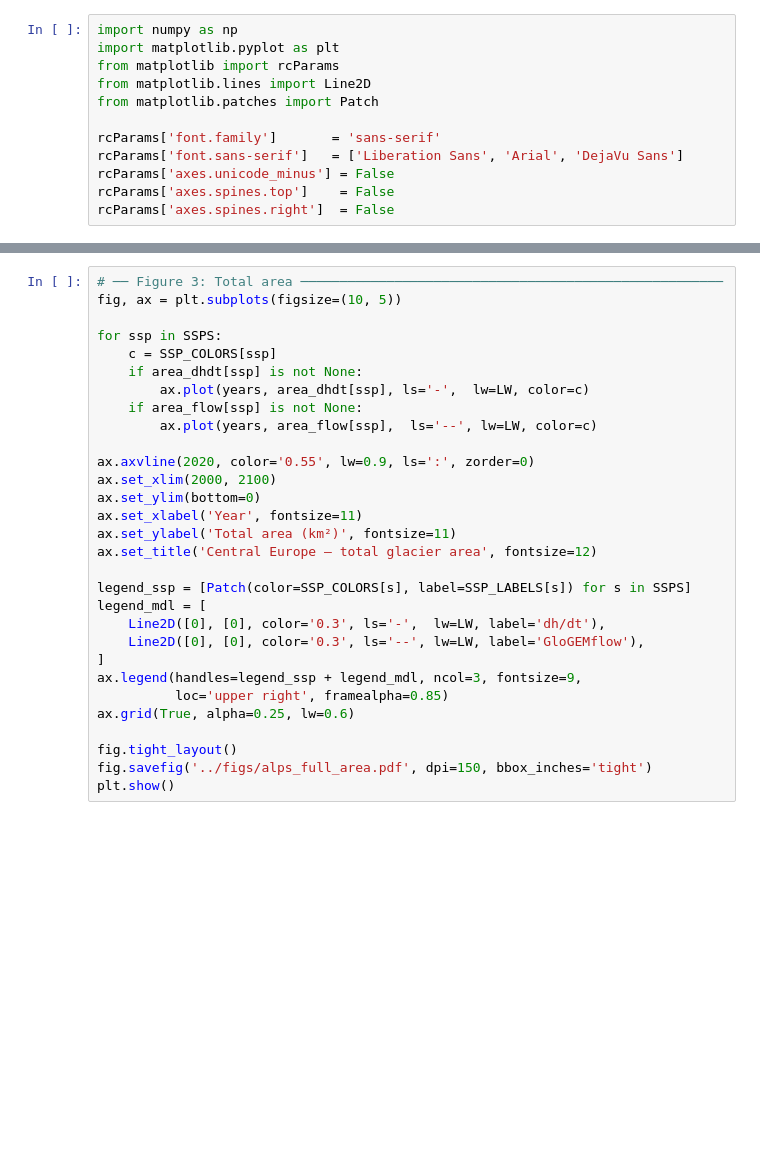
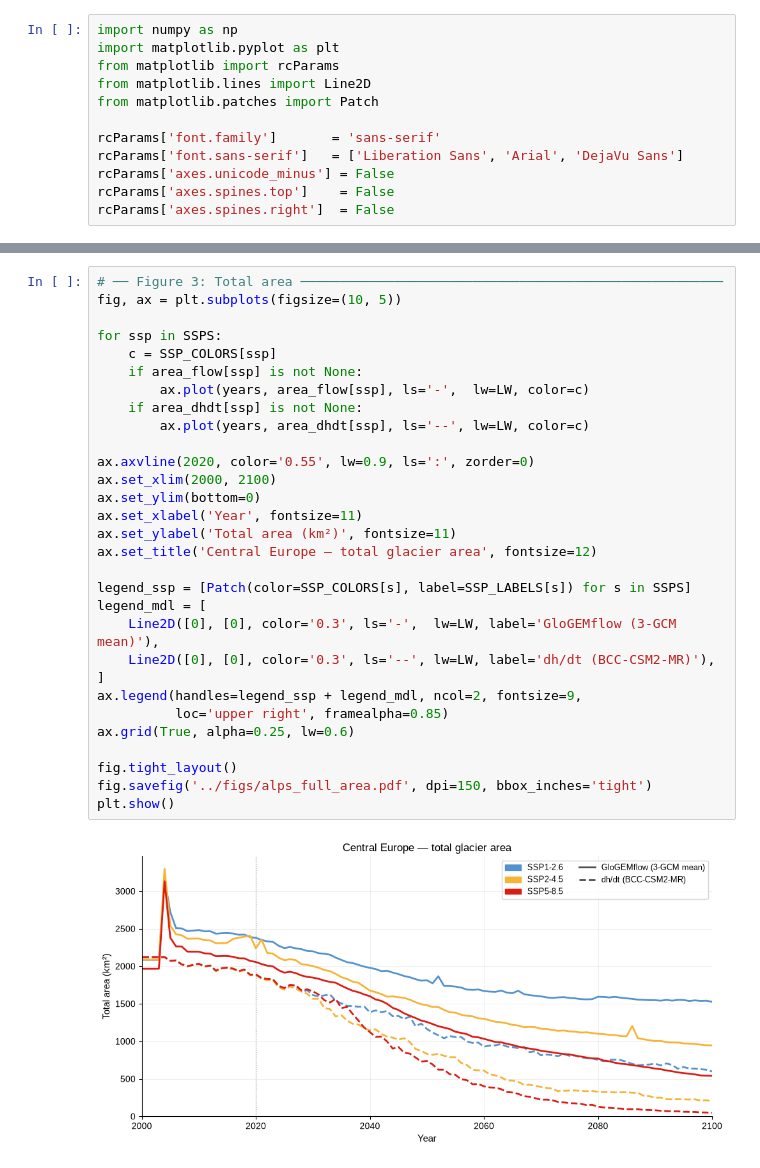
Before and after one commit to eth-vaw-glaciology/GloGEM, a Jupyter notebook: flow_analysis/comparison_alps_full.ipynb, the cells around one changed output, grey strips where cells are left out. Cells and saved outputs as stored; diff of their text form; blank space fills up the shorter version.

```diff
--- a/flow_analysis/comparison_alps_full.ipynb
+++ b/flow_analysis/comparison_alps_full.ipynb
@@ -183,33 +215,35 @@ plt.show()
 # %%
 # ── Figure 3: Total area ──────────────────────────────────────────────────────
 fig, ax = plt.subplots(figsize=(10, 5))
 
 for ssp in SSPS:
     c = SSP_COLORS[ssp]
+    if area_flow[ssp] is not None:
+        ax.plot(years, area_flow[ssp], ls='-',  lw=LW, color=c)
     if area_dhdt[ssp] is not None:
-        ax.plot(years, area_dhdt[ssp], ls='-',  lw=LW, color=c)
-    if area_flow[ssp] is not None:
-        ax.plot(years, area_flow[ssp],  ls='--', lw=LW, color=c)
+        ax.plot(years, area_dhdt[ssp], ls='--', lw=LW, color=c)
 
 ax.axvline(2020, color='0.55', lw=0.9, ls=':', zorder=0)
 ax.set_xlim(2000, 2100)
 ax.set_ylim(bottom=0)
 ax.set_xlabel('Year', fontsize=11)
 ax.set_ylabel('Total area (km²)', fontsize=11)
 ax.set_title('Central Europe — total glacier area', fontsize=12)
 
 legend_ssp = [Patch(color=SSP_COLORS[s], label=SSP_LABELS[s]) for s in SSPS]
 legend_mdl = [
-    Line2D([0], [0], color='0.3', ls='-',  lw=LW, label='dh/dt'),
-    Line2D([0], [0], color='0.3', ls='--', lw=LW, label='GloGEMflow'),
+    Line2D([0], [0], color='0.3', ls='-',  lw=LW, label='GloGEMflow (3-GCM mean)'),
+    Line2D([0], [0], color='0.3', ls='--', lw=LW, label='dh/dt (BCC-CSM2-MR)'),
 ]
-ax.legend(handles=legend_ssp + legend_mdl, ncol=3, fontsize=9,
+ax.legend(handles=legend_ssp + legend_mdl, ncol=2, fontsize=9,
           loc='upper right', framealpha=0.85)
 ax.grid(True, alpha=0.25, lw=0.6)
 
 fig.tight_layout()
 fig.savefig('../figs/alps_full_area.pdf', dpi=150, bbox_inches='tight')
 plt.show()
+# %% [output]
+[figure, added]
 # %%
 # ── Summary table ─────────────────────────────────────────────────────────────
 # Volume and area remaining in 2100 relative to 2020.
```
Also changed, not shown: parts of 7 cells of this notebook, 3 other files.
